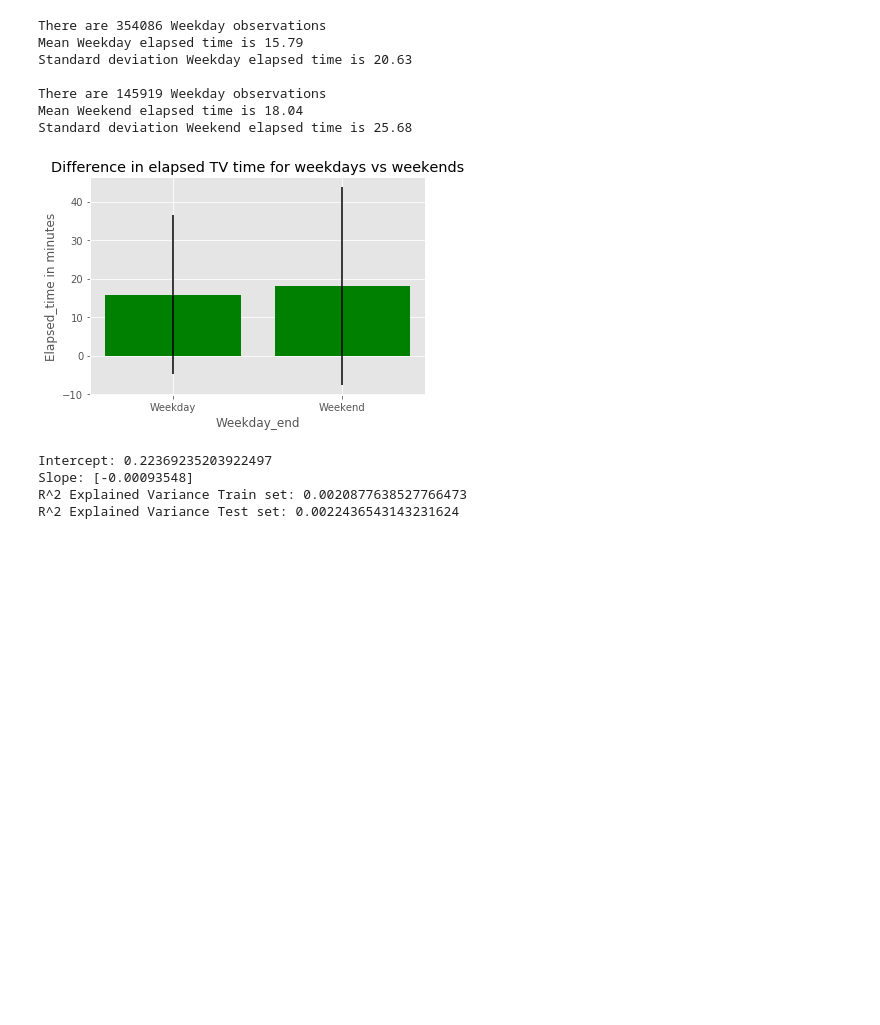
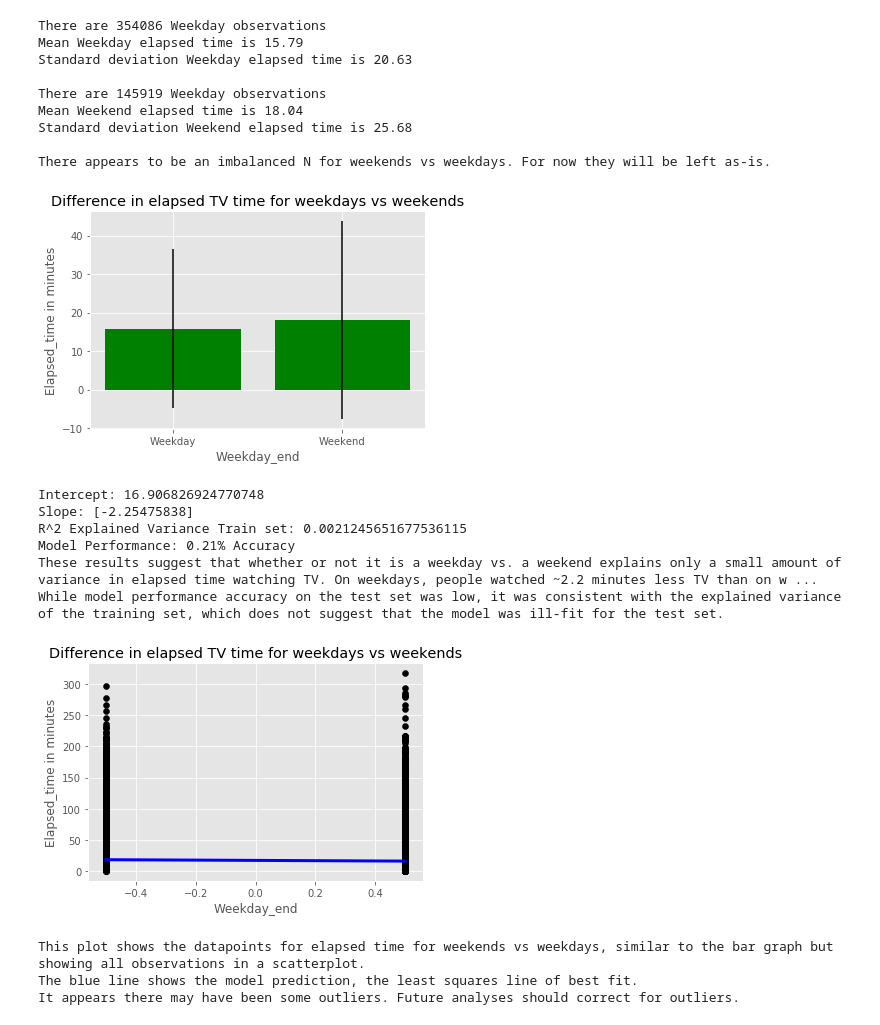
Before and after one commit to maxcan7/codingchallenge_audiencedata, a Jupyter notebook: audiencedata_analyses.ipynb, the cells around one changed output. Saved outputs shown, nothing was run; the diff lists cells and outputs as text; code cells hidden in the pictures; blank space fills up the shorter version.

Commit message:
finished analyses

```diff
--- a/audiencedata_analyses.ipynb
+++ b/audiencedata_analyses.ipynb
@@ -99,7 +117,8 @@ print("")
 print("There are " + str(dataset[np.where(dataset[:,1] == -0.5),0].size) + " Weekday observations")
 print("Mean Weekend elapsed time is " + str(round(dataset[np.where(dataset[:,1] == -0.5),0].mean(), 2)))
 print("Standard deviation Weekend elapsed time is " + str(round(dataset[np.where(dataset[:,1] == -0.5),0].std(), 2)))
-
+print("")
+print("There appears to be an imbalanced N for weekends vs weekdays. For now they will be left as-is.")
 
 x_labels = ['Weekday', 'Weekend']
 y_means = [dataset[np.where(dataset[:,1] == 0.5),0].mean(), dataset[np.where(dataset[:,1] == -0.5),0].mean()]
@@ -123,16 +142,18 @@ Standard deviation Weekday elapsed time is 20.63
 There are 145919 Weekday observations
 Mean Weekend elapsed time is 18.04
 Standard deviation Weekend elapsed time is 25.68
+
+There appears to be an imbalanced N for weekends vs weekdays. For now they will be left as-is.
 [figure]
 # %%
 '''
 Test whether there is a difference between elapsed tv time for weekdays vs. weekends.
 Create linear model with 80% test, 20% train. (This may be overkill for a simple model, but just as a demonstration /
-arguably best practice to test for overfit and other performance measures)
+arguably best practice to test for overfit and performance)
 Use model to make prediction for test set.
 '''
 
-X_train, X_test, y_train, y_test = train_test_split(dataset[:,0].reshape(-1,1), dataset[:,1], test_size=0.2, random_state=0)
+X_train, X_test, y_train, y_test = train_test_split(dataset[:,1].reshape(-1,1), dataset[:,0], test_size=0.2, random_state=0)
 
 lr.fit(X_train, y_train, sample_weight=None)
 
@@ -141,16 +162,34 @@ y_pred = lr.predict(X_test)
 print("Intercept: " + str(lr.intercept_))
 print("Slope: " + str(lr.coef_))
 print("R^2 Explained Variance Train set: " + str(lr.score(X_train, y_train)))
-print("R^2 Explained Variance Test set: " + str(lr.score(X_test, y_test)))
-
-'''
-These results suggest that whether or not it is a weekday vs. a weekend explains only a small amount
-of variance in elapsed time watching TV. On weekdays, people watched ~0.0009 minutes less TV than on weekends.
-'''
+print("Model Performance: " + str(round(lr.score(X_test, y_test)*100,2)) + "% Accuracy")
+print("These results suggest that whether or not it is a weekday vs. a weekend explains only a small amount of variance in elapsed time watching TV. On weekdays, people watched ~2.2 minutes less TV than on weekends.")
+print("While model performance accuracy on the test set was low, it was consistent with the explained variance of the training set, which does not suggest that the model was ill-fit for the test set.")
 # %% [output]
-Intercept: 0.22369235203922497
-Slope: [-0.00093548]
-R^2 Explained Variance Train set: 0.0020877638527766473
-R^2 Explained Variance Test set: 0.0022436543143231624
+Intercept: 16.906826924770748
+Slope: [-2.25475838]
+R^2 Explained Variance Train set: 0.0021245651677536115
+Model Performance: 0.21% Accuracy
+These results suggest that whether or not it is a weekday vs. a weekend explains only a small amount of variance in elapsed time watching TV. On weekdays, people watched ~2.2 minutes less TV than on w ...
+While model performance accuracy on the test set was low, it was consistent with the explained variance of the training set, which does not suggest that the model was ill-fit for the test set.
+# %%
+# Plot outputs
+plt.scatter(X_test, y_test,  color='black')
+plt.plot(X_test, y_pred, color='blue', linewidth=3)
+
+plt.xlabel("Weekday_end")
+plt.ylabel("Elapsed_time in minutes")
+plt.title("Difference in elapsed TV time for weekdays vs weekends")
+
+plt.show()
+
+print("This plot shows the datapoints for elapsed time for weekends vs weekdays, similar to the bar graph but showing all observations in a scatterplot.")
+print("The blue line shows the model prediction, the least squares line of best fit.")
+print("It appears there may have been some outliers. Future analyses should correct for outliers.")
+# %% [output]
+[figure, added]
+This plot shows the datapoints for elapsed time for weekends vs weekdays, similar to the bar graph but showing all observations in a scatterplot.
+The blue line shows the model prediction, the least squares line of best fit.
+It appears there may have been some outliers. Future analyses should correct for outliers.
 # %%
 '''
```
Also changed, not shown: parts of 7 cells of this notebook, 1 other file.
